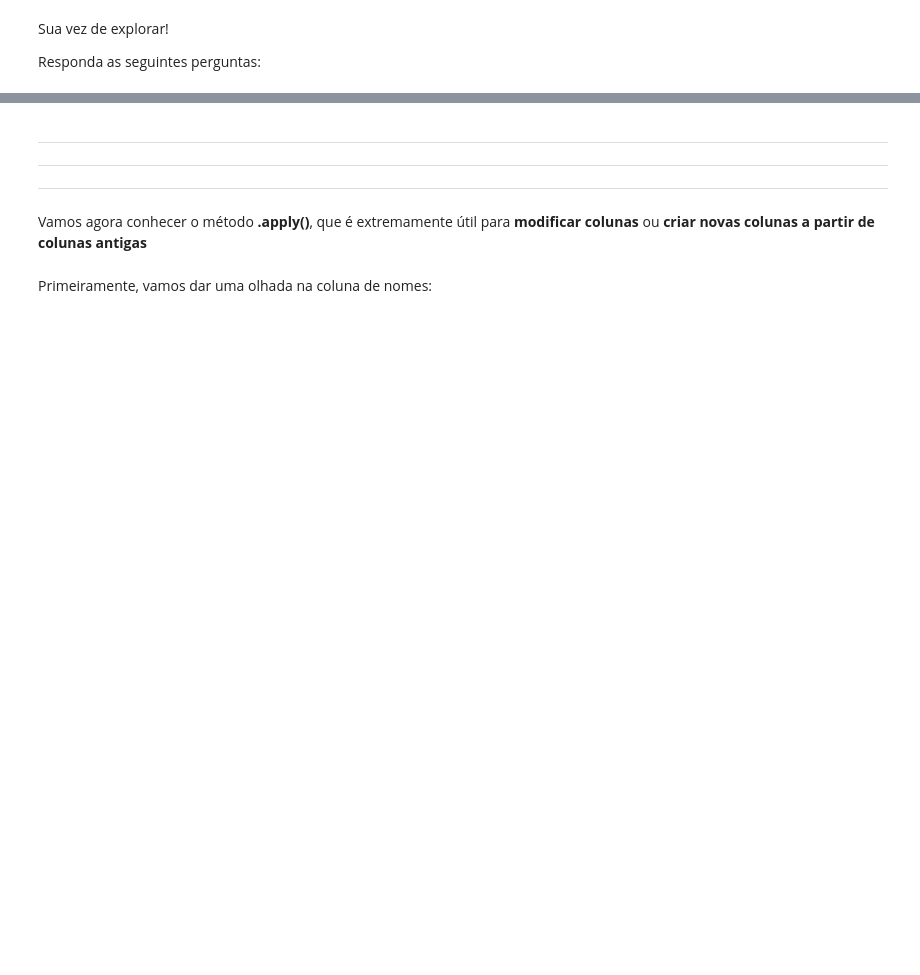
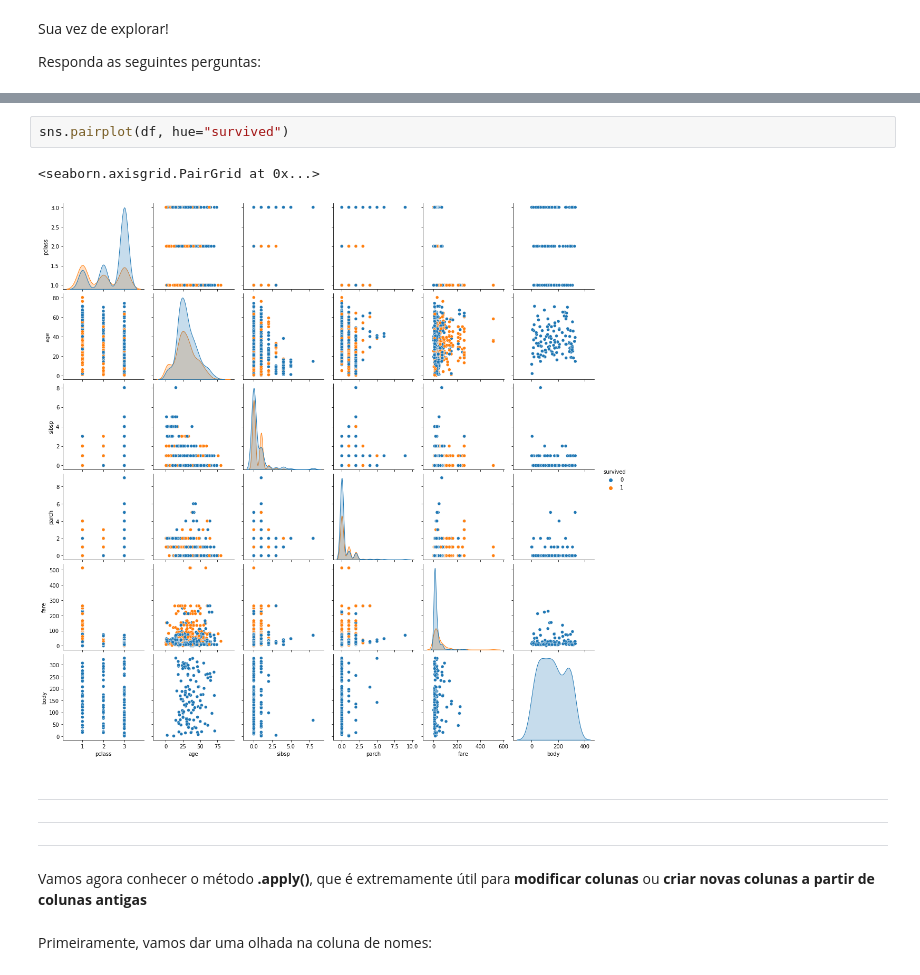
Before and after one commit to martinlietz/LetsCode, a Jupyter notebook: PI Data Science/03. Bibliotecas e APIs/02. Pandas/Aula 3 - pandas_eda_titanic.ipynb, the cells around one changed output, grey strips where cells are left out. Cells and saved outputs as stored; diff of their text form; blank space fills up the shorter version.

```diff
--- a/PI Data Science/03. Bibliotecas e APIs/02. Pandas/Aula 3 - pandas_eda_titanic.ipynb
+++ b/PI Data Science/03. Bibliotecas e APIs/02. Pandas/Aula 3 - pandas_eda_titanic.ipynb
@@ -746,3 +1398,8 @@ Responda as seguintes perguntas:
+# %%
+sns.pairplot(df, hue="survived")
+# %% [output]
+<seaborn.axisgrid.PairGrid at 0x...>
+[figure, added]
 # %% [markdown]
 ___
 ___
```
Also changed, not shown: parts of 376 cells of this notebook, 8 other files.
